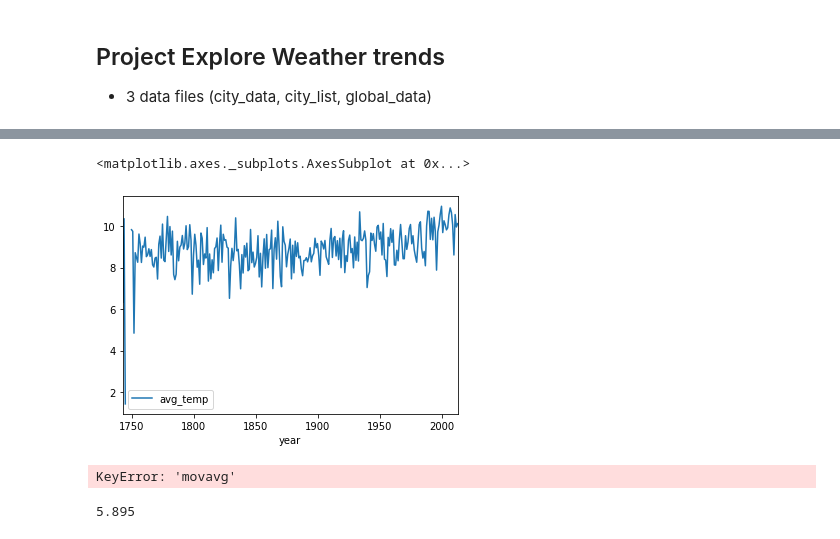
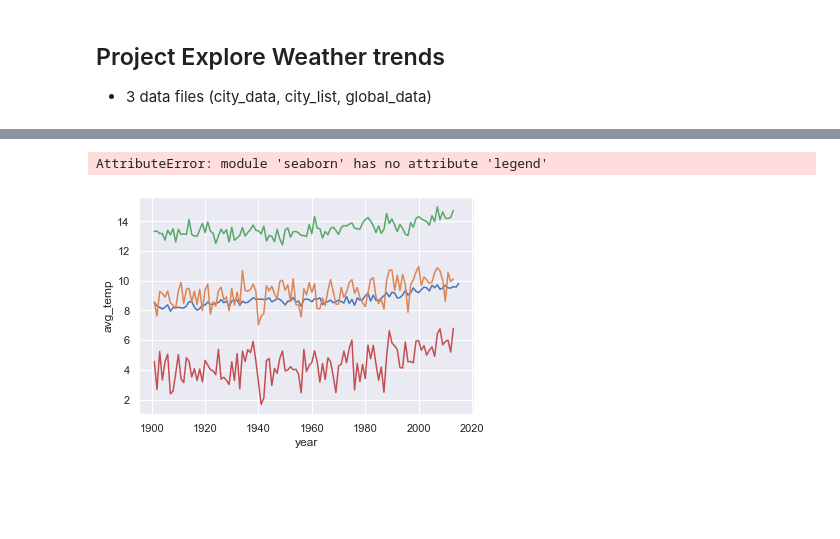
Before and after one commit to normannexo/jupyter_data_science, a Jupyter notebook: Weather trends.ipynb, the cells around one changed output, grey strips where cells are left out. Cells and saved outputs as stored; diff of their text form; code cells hidden in the pictures; blank space fills up the shorter version.

Commit message:
added seaborn graphs

```diff
--- a/Weather trends.ipynb
+++ b/Weather trends.ipynb
@@ -7,6 +7,8 @@
 import pandas as pd
 import numpy as np
 import matplotlib.pyplot as plt
+import seaborn as sns
+sns.set()
 dfcd = pd.read_csv('data/city_data.csv')
 dfcl = pd.read_csv('data/city_list.csv')
 dfgd = pd.read_csv('data/global_data.csv')
@@ -30,21 +15,18 @@ df_berlin
-# %%
-df_berlin.plot.line(x='year', y='avg_temp')
-# %% [output]
-<matplotlib.axes._subplots.AxesSubplot at 0x...>
-[figure, removed]
 # %%
 def moving_average(df, window):
+
     avg_list = []
     for i in range(window, df.shape[0]):
         df.iloc[i,df.columns.get_loc('mov_avg')] = df.loc[:,'avg_temp'][i-window : i].mean()
     return df
-
-
-df_new = moving_average(df_berlin, 12)
-df_new.plot.line(x='year', y='mov_avg')
-# %% [output]
-KeyError: 'movavg'
-# %%
-df_berlin
-# %% [output]
-5.895
+# %%
+df_cities = dfcd[dfcd['city'].isin(['Berlin', 'Rome','Tokyo', 'Moscow', 'Melbourne', 'Toronto', 'Brasilia'])]
+df_cities = df_cities[df_cities['year']>1900].fillna(0)
+ax = sns.lineplot(x="year", y='avg_temp', data=dfgd[dfgd['year']>1900])
+sns.lineplot(x="year",y='avg_temp', data =df_cities[df_cities['city']=='Berlin'])
+sns.lineplot(x="year",y='avg_temp', data =df_cities[df_cities['city']=='Melbourne'])
+sns.lineplot(x="year",y='avg_temp', data =df_cities[df_cities['city']=='Moscow'])
+sns.legend()
+# %% [output]
+AttributeError: module 'seaborn' has no attribute 'legend'
+[figure, added]
```
Also changed, not shown: parts of 1 cell of this notebook.
